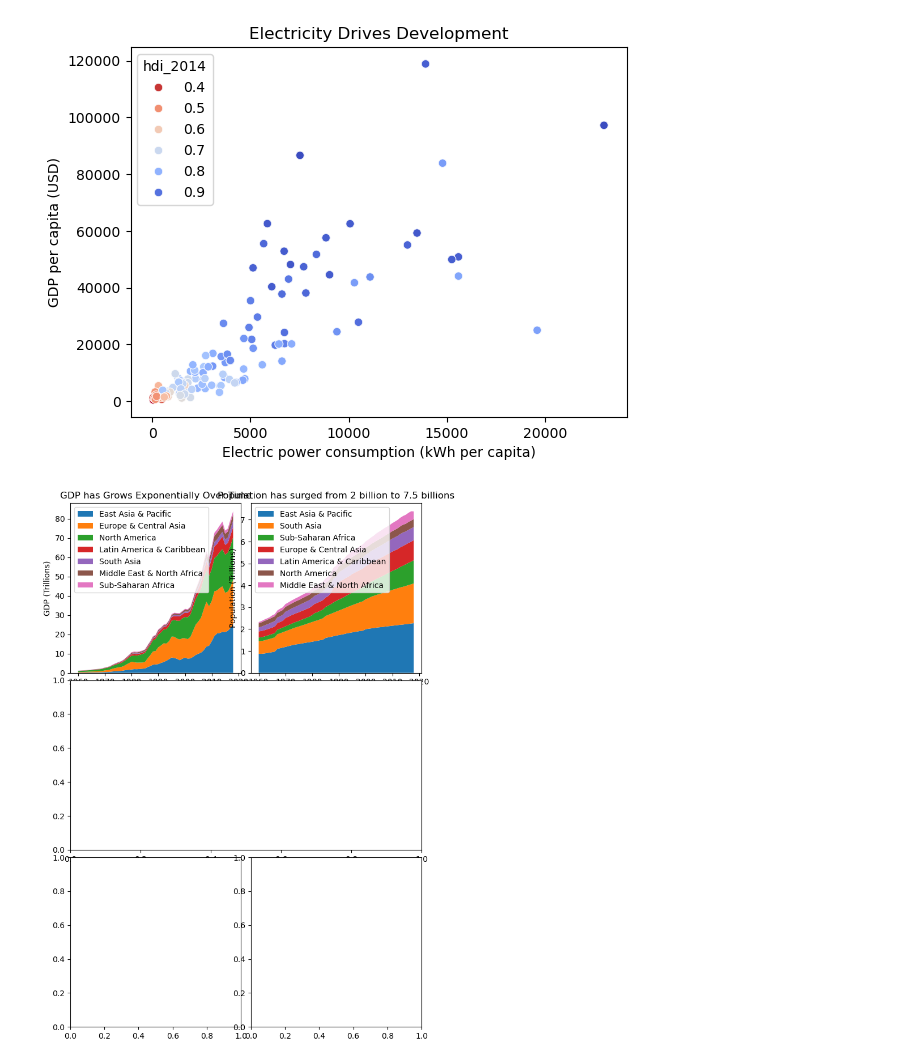
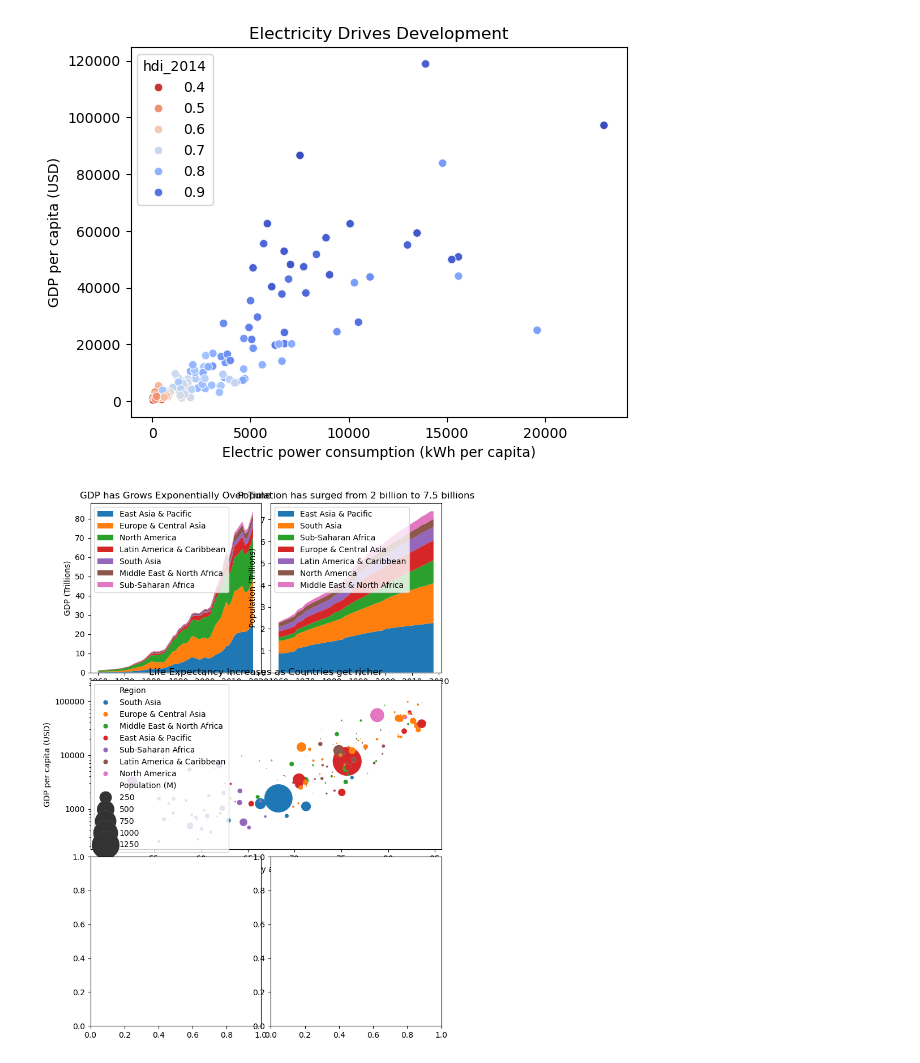
Before and after one commit to bielng/world-economic-report-Dashboard, a Jupyter notebook: main.ipynb, the cells around one changed output. Saved outputs shown, nothing was run; the diff lists cells and outputs as text; code cells hidden in the pictures.

```diff
--- a/main.ipynb
+++ b/main.ipynb
@@ -397,31 +397,34 @@ ax2 = fig.add_subplot(gs[0:4, 3:6])
 ax2.stackplot(
     pop_pivot.index,
     [pop_pivot[region] / 1_000 for region in pop_pivot.
      iloc[-1].sort_values(ascending=False).index],
      labels=pop_pivot.iloc[-1].sort_values(ascending=False).index
 )
 
 ax2.legend(loc="upper left")
 ax2.set_title("Population has surged from 2 billion to 7.5 billions")
 ax2.set_ylabel("Population (Trillions)")
 
 ax3 = fig.add_subplot(gs[4:8, :])
 minsize = min(wb_hdi_2014['Population (M)'])
 maxsize = max(wb_hdi_2014['Population (M)'])
 
 sns.scatterplot(
     data=wb_hdi_2014,
     x="Life expectancy at birth (years)",
     y="GDP per capita (USD)",
     size="Population (M)",
     sizes=(minsize, maxsize),
     hue="Region",
+    ax=ax3
     # legend="False"
 ).set(title="Life Expectancy Increases as Countries get richer",yscale="log")
 
 ax3.yaxis.set_major_formatter(mticker.ScalarFormatter())
 
 ax4 = fig.add_subplot(gs[8:12, 0:3])
+wb_hdi_by_region.plot.bar(title="HDI by Region", ylabel="Human Development Index")
+
 ax5 = fig.add_subplot(gs[8:12, 3:6])
 # %% [output]
-[figure, old version]
+[figure, new version]
```
